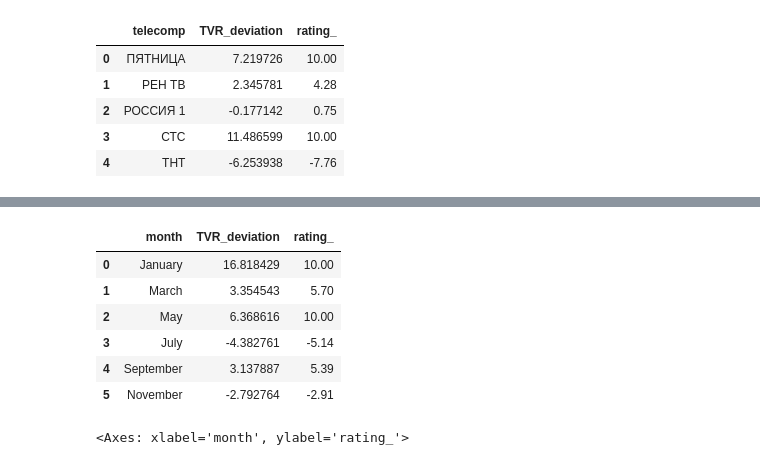
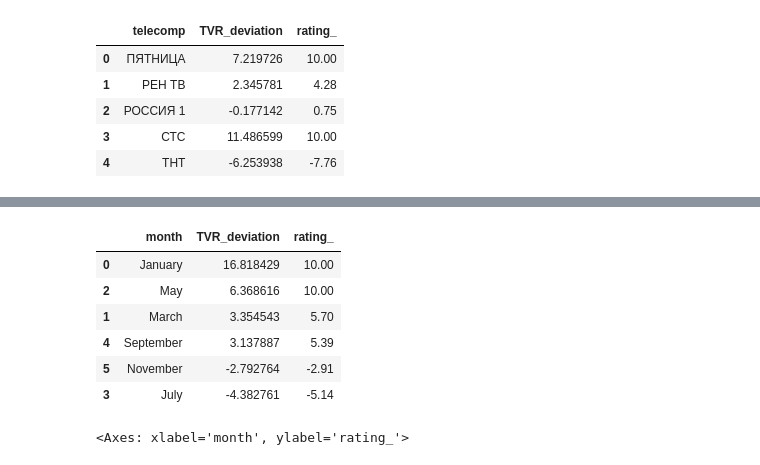
Before and after one commit to Nick2201/TRP_rate_system, a Jupyter notebook: TRP_rate_system/src/data_show.ipynb, the cells around one changed output, grey strips where cells are left out. Cells and saved outputs as stored; diff of their text form; code cells hidden in the pictures.

```diff
--- a/TRP_rate_system/src/data_show.ipynb
+++ b/TRP_rate_system/src/data_show.ipynb
@@ -180,18 +156,17 @@ df_compare[['telecomp','TVR_deviation','rating_']]
 # %%
 import calendar
 by_month= make_compare_df(group_by_value="month")[['month',"TVR_deviation"]]
 by_month['rating_'] = by_month['TVR_deviation'].apply(calculate_rating)
 by_month['month'] = by_month['month'].map(lambda x: calendar.month_name[x])
-# by_month = by_month.sort_values(by='rating_',ascending=False)
-by_month
+by_month.sort_values(by='rating_',ascending=False)
 # %% [output]
 |  | month | TVR_deviation | rating_ |
 | 0 | January | 16.818429 | 10.00 |
+| 2 | May | 6.368616 | 10.00 |
 | 1 | March | 3.354543 | 5.70 |
-| 2 | May | 6.368616 | 10.00 |
-| 3 | July | -4.382761 | -5.14 |
 | 4 | September | 3.137887 | 5.39 |
 | 5 | November | -2.792764 | -2.91 |
+| 3 | July | -4.382761 | -5.14 |
 # %%
 sns.barplot(data=by_month,x='month',y='rating_')
 # %% [output]
```
Also changed, not shown: parts of 2 cells of this notebook.
